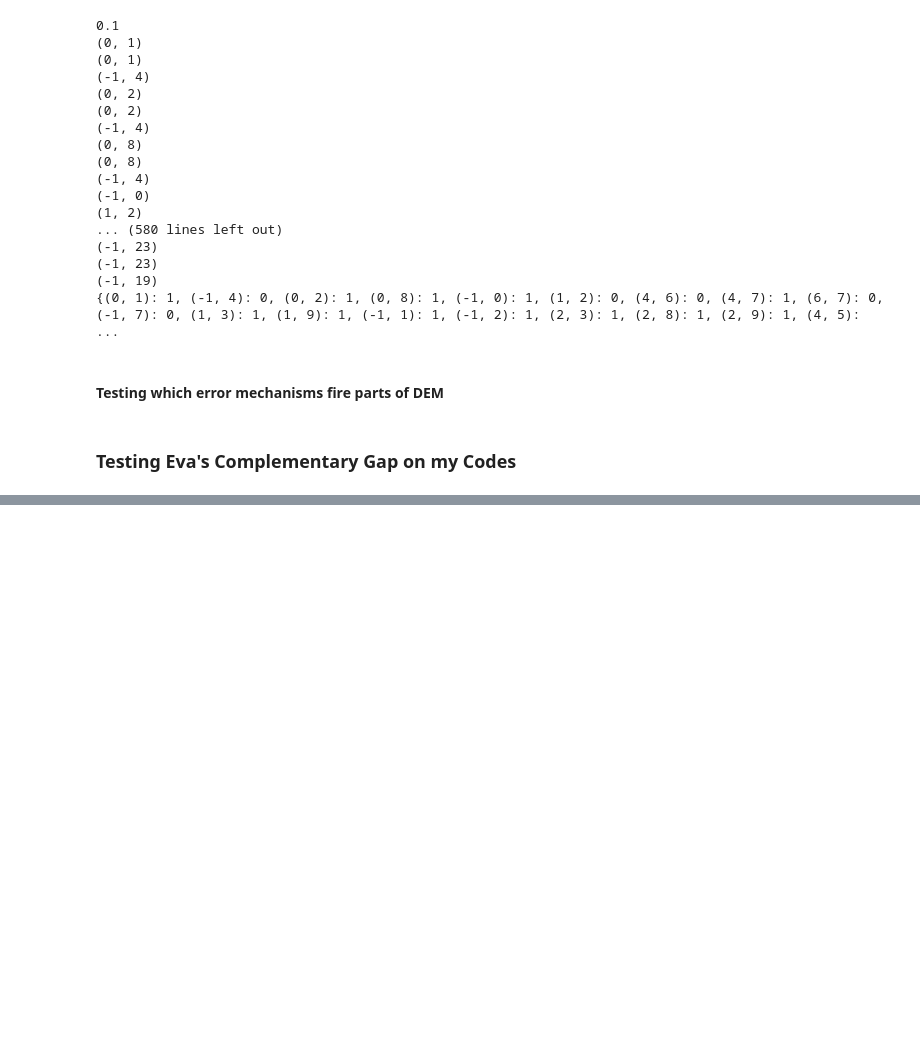
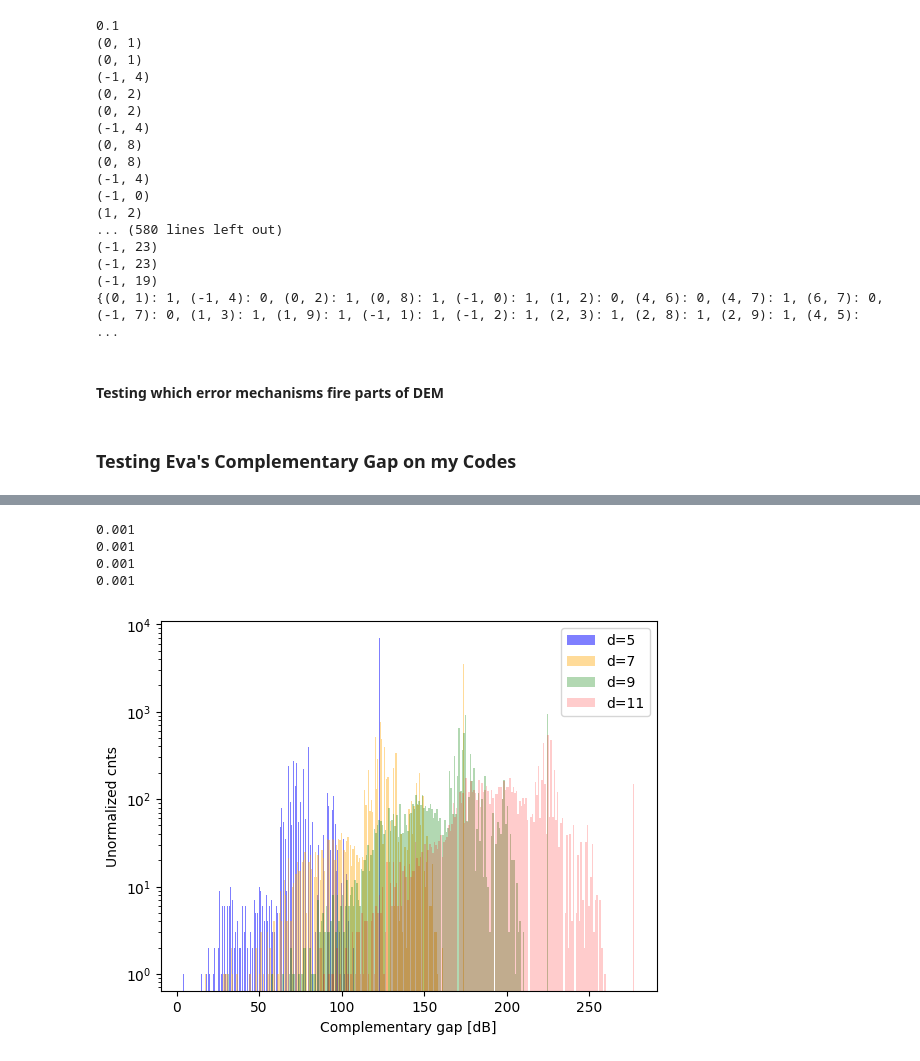
Before and after one commit to acatspirit/correlated_error_biased_noise, a Jupyter notebook: surface_code_circuit_scratch.ipynb, the cells around one changed output, grey strips where cells are left out. Cells and saved outputs as stored; diff of their text form; code cells hidden in the pictures; blank space fills up the shorter version.

```diff
--- a/surface_code_circuit_scratch.ipynb
+++ b/surface_code_circuit_scratch.ipynb
@@ -2384,0 +3012,45 @@ def get_complementary_gap_my_SC(matching,detection_events,obs_flips,nodes_to_LB_
+# %%
+import matplotlib.pyplot as plt
+
+ds = [5,7,9,11]
+colors = ['blue','orange','green','red']
+alphas = [0.5,0.4,0.3,0.2]
+cnt=0
+mem_type="Z"
+for d in ds:
+
+    circuit_obj = CDCompassCodeCircuit(d,l,eta,mem_type)
+    corr_decoder = CorrelatedDecoder(eta,d,l,"CORR_XZ", mem_type=mem_type)
+
+    rds                         = d
+    p                           = 0.001
+    pG                          = 0.001
+    num_shots                   = 10**4
+    circuit                     = circuit_obj.make_elongated_circuit_from_parity(before_measure_flip=0, before_measure_pauli_channel=0, after_clifford_depolarization=p,
+                                                         before_round_data_pauli_channel=p, between_round_idling_pauli_channel=0, idling_dephasing=0,
+                                                         CD_type = CD_type)
+    sampler                     = circuit.compile_detector_sampler()
+    detection_events, obs_flips = sampler.sample(shots=num_shots,separate_observables=True)
+
+    dem = circuit.detector_error_model(decompose_errors=True, flatten_loops=True, approximate_disjoint_errors=True)
+    # matching = Matching.from_detector_error_model(dem)
+
+    # xlb_nodes,xrb_nodes,zlb_nodes,zrb_nodes = corr_decoder.get_LB_RB_nodes(dem)
+
+    # _,Signed_Gap,_ = get_complementary_gap_my_SC(matching,detection_events,obs_flips,zlb_nodes,zrb_nodes)
+    gap,Signed_Gap,_ = corr_decoder.get_complementary_gap(dem, detection_events, obs_flips)
+    plt.hist(gap,bins=200,color=colors[cnt],label=f"d={d}",alpha=alphas[cnt])
+
+    plt.xlabel('Complementary gap [dB]')
+    plt.ylabel('Unormalized cnts')
+    plt.legend()
+    cnt+=1
+
+
+plt.yscale('log')
+# %% [output]
+0.001
+0.001
+0.001
+0.001
+[figure, added]
```
Also changed, not shown: parts of 7 cells of this notebook, 2 other files.
